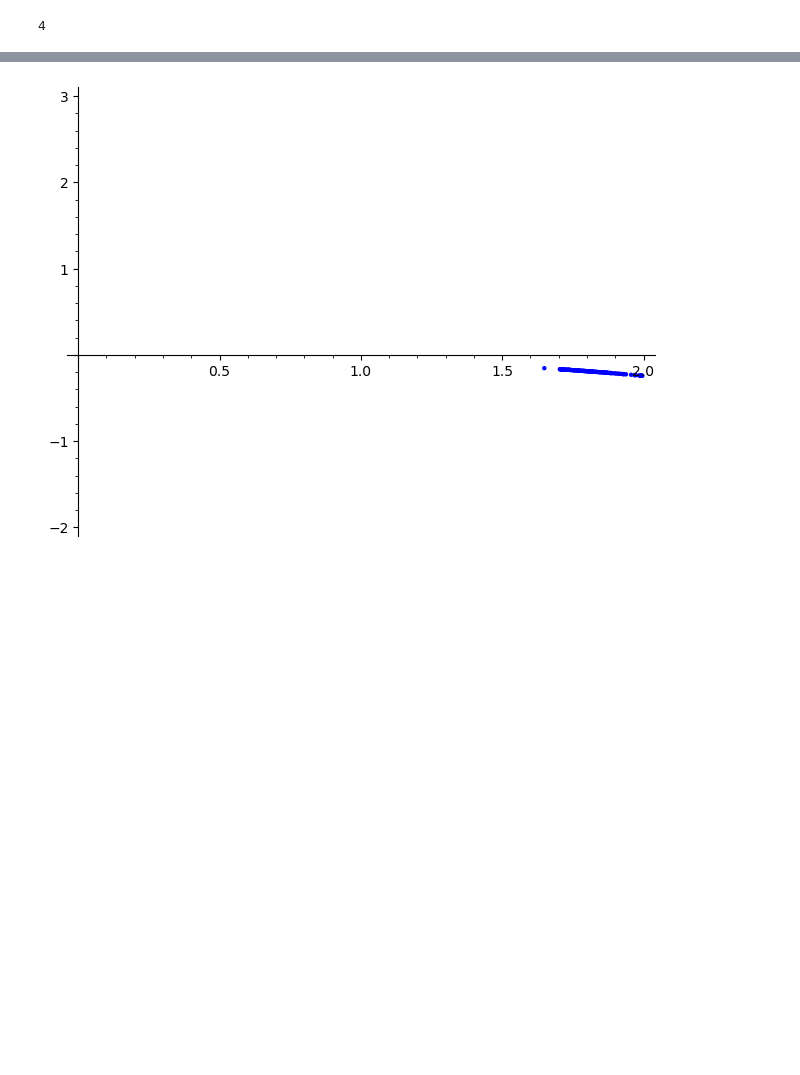
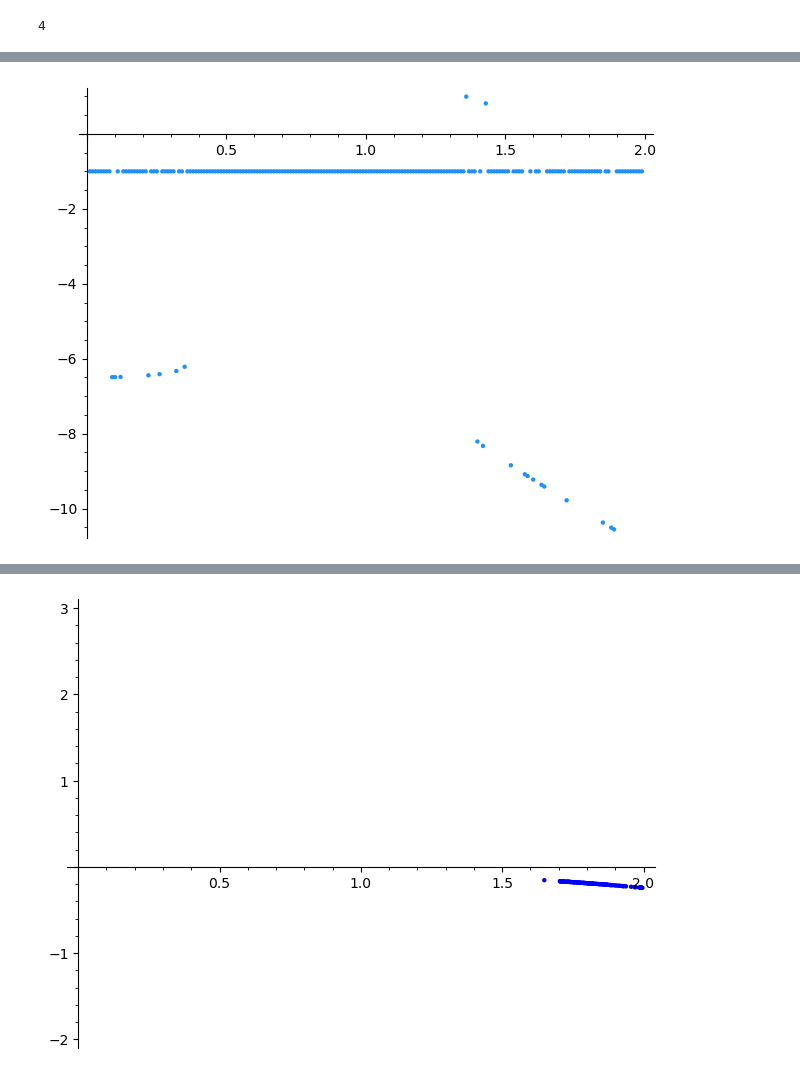
Before and after one commit to fvegar/rips, a Jupyter notebook: rips_dispersion.ipynb, the cells around one changed output, grey strips where cells are left out. Saved outputs shown, nothing was run; the diff lists cells and outputs as text; code cells hidden in the pictures; blank space fills up the shorter version.

```diff
--- a/rips_dispersion.ipynb
+++ b/rips_dispersion.ipynb
@@ -224,0 +268,5 @@ verbose 0 (3838: plot.py, generate_plot_points) Last error message: 'math domain
+# %%
+G1 = list_plot(XY[1], plotjoined = False, color="dodgerblue")
+G1.show()
+# %% [output]
+[figure, added]
```
Also changed, not shown: parts of 53 cells of this notebook, 3 other files.
